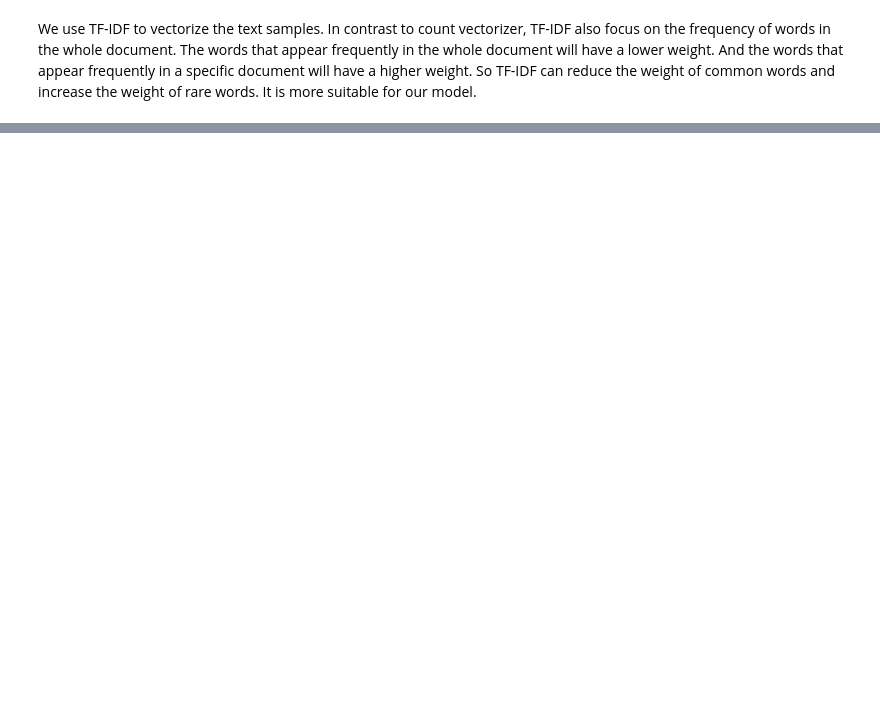
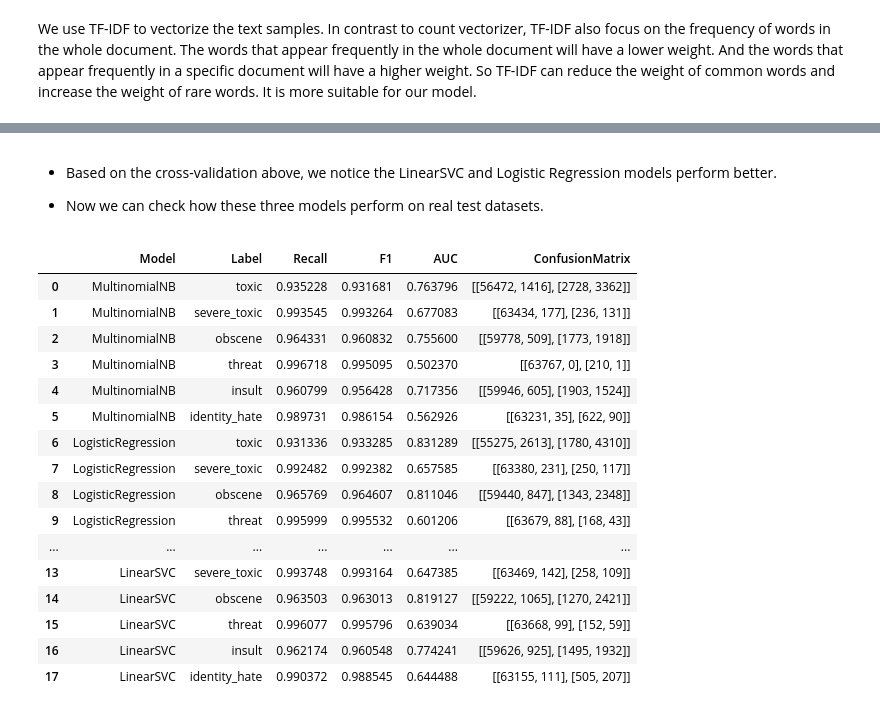
Before and after one commit to xwang-gbjd/CS584_Project_ToxicComment, a Jupyter notebook: toxic_comment.ipynb, the cells around one changed output, grey strips where cells are left out. Cells and saved outputs as stored; diff of their text form; code cells hidden in the pictures; blank space fills up the shorter version.

```diff
--- a/toxic_comment.ipynb
+++ b/toxic_comment.ipynb
@@ -410,0 +494,52 @@ x_test
+# %% [markdown]
+- Based on the cross-validation above, we notice the LinearSVC and Logistic Regression models perform better.
+
+- Now we can check how these three models perform on real test datasets.
+# %%
+from sklearn.metrics import confusion_matrix, f1_score, recall_score, roc_auc_score
+
+
+def score(classifier, X_train, y_train, X_test, y_test):
+    methods = []
+    name = classifier.__class__.__name__.split('.')[-1]
+    test_labels = ["toxic", "severe_toxic", "obscene", "threat", "insult", "identity_hate"]
+    for label in test_labels:
+        classifier.fit(X_train, y_train[label])
+        predicted = classifier.predict(X_test)
+        valid_indices = y_test[label] != -1
+        if np.any(valid_indices):
+            recall = recall_score(y_test[valid_indices][label], predicted[valid_indices], average="weighted")
+            f1 = f1_score(y_test[valid_indices][label], predicted[valid_indices], average="weighted")
+            auc = roc_auc_score(y_test[valid_indices][label], predicted[valid_indices], average="weighted")
+            conf_mat = confusion_matrix(y_test[valid_indices][label], predicted[valid_indices])
+            methods.append([name, label, recall, f1, auc, conf_mat])
+        else:
+            methods.append([name, label, None, None, None, None])
+
+    return methods
+
+methods1 = pd.DataFrame(score(nb_model, x_train, train, x_test, test_labels))
+methods2 = pd.DataFrame(score(log_reg_model, x_train, train, x_test, test_labels))
+methods3 = pd.DataFrame(score(svc_model, x_train, train, x_test, test_labels))
+
+methods_df = pd.concat([methods1, methods2, methods3]).reset_index(drop=True)
+methods_df.columns = ['Model', 'Label', 'Recall', 'F1', 'AUC', 'ConfusionMatrix']
+methods_df
+# %% [output]
+|  | Model | Label | Recall | F1 | AUC | ConfusionMatrix |
+| 0 | MultinomialNB | toxic | 0.935228 | 0.931681 | 0.763796 | [[56472, 1416], [2728, 3362]] |
+| 1 | MultinomialNB | severe_toxic | 0.993545 | 0.993264 | 0.677083 | [[63434, 177], [236, 131]] |
+| 2 | MultinomialNB | obscene | 0.964331 | 0.960832 | 0.755600 | [[59778, 509], [1773, 1918]] |
+| 3 | MultinomialNB | threat | 0.996718 | 0.995095 | 0.502370 | [[63767, 0], [210, 1]] |
+| 4 | MultinomialNB | insult | 0.960799 | 0.956428 | 0.717356 | [[59946, 605], [1903, 1524]] |
+| 5 | MultinomialNB | identity_hate | 0.989731 | 0.986154 | 0.562926 | [[63231, 35], [622, 90]] |
+| 6 | LogisticRegression | toxic | 0.931336 | 0.933285 | 0.831289 | [[55275, 2613], [1780, 4310]] |
+| 7 | LogisticRegression | severe_toxic | 0.992482 | 0.992382 | 0.657585 | [[63380, 231], [250, 117]] |
+| 8 | LogisticRegression | obscene | 0.965769 | 0.964607 | 0.811046 | [[59440, 847], [1343, 2348]] |
+| 9 | LogisticRegression | threat | 0.995999 | 0.995532 | 0.601206 | [[63679, 88], [168, 43]] |
+| ... | ... | ... | ... | ... | ... | ... |
+| 13 | LinearSVC | severe_toxic | 0.993748 | 0.993164 | 0.647385 | [[63469, 142], [258, 109]] |
+| 14 | LinearSVC | obscene | 0.963503 | 0.963013 | 0.819127 | [[59222, 1065], [1270, 2421]] |
+| 15 | LinearSVC | threat | 0.996077 | 0.995796 | 0.639034 | [[63668, 99], [152, 59]] |
+| 16 | LinearSVC | insult | 0.962174 | 0.960548 | 0.774241 | [[59626, 925], [1495, 1932]] |
+| 17 | LinearSVC | identity_hate | 0.990372 | 0.988545 | 0.644488 | [[63155, 111], [505, 207]] |
```
Also changed, not shown: parts of 20 cells of this notebook, 2 other files.
